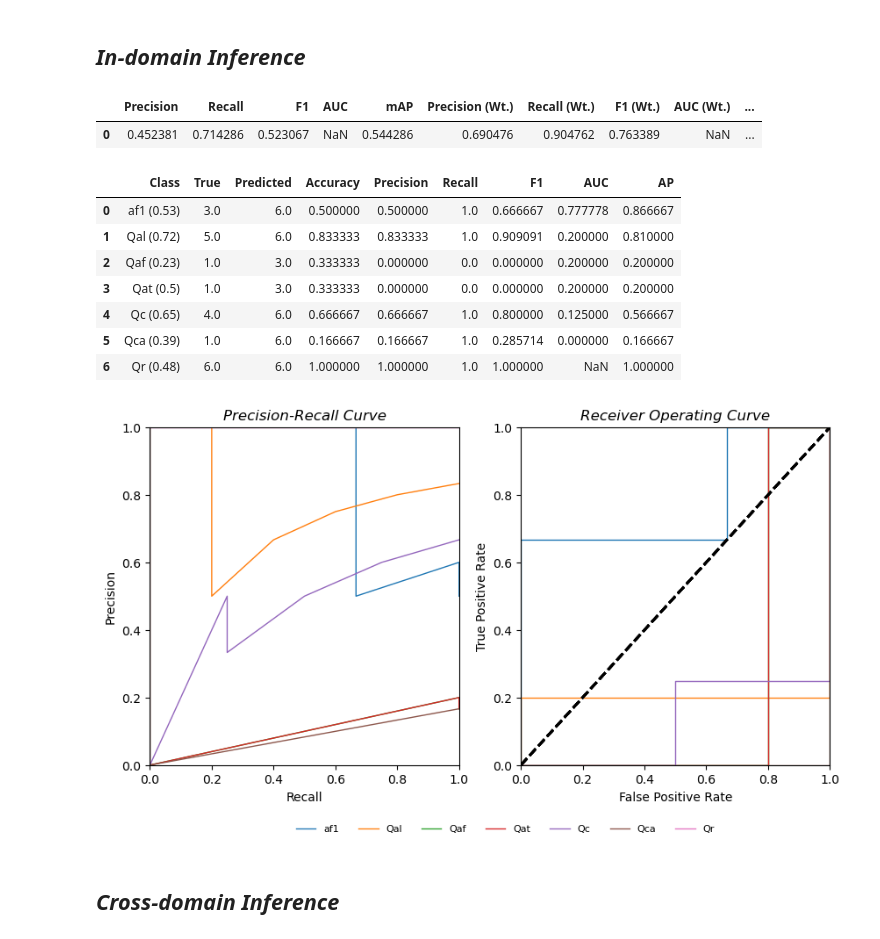
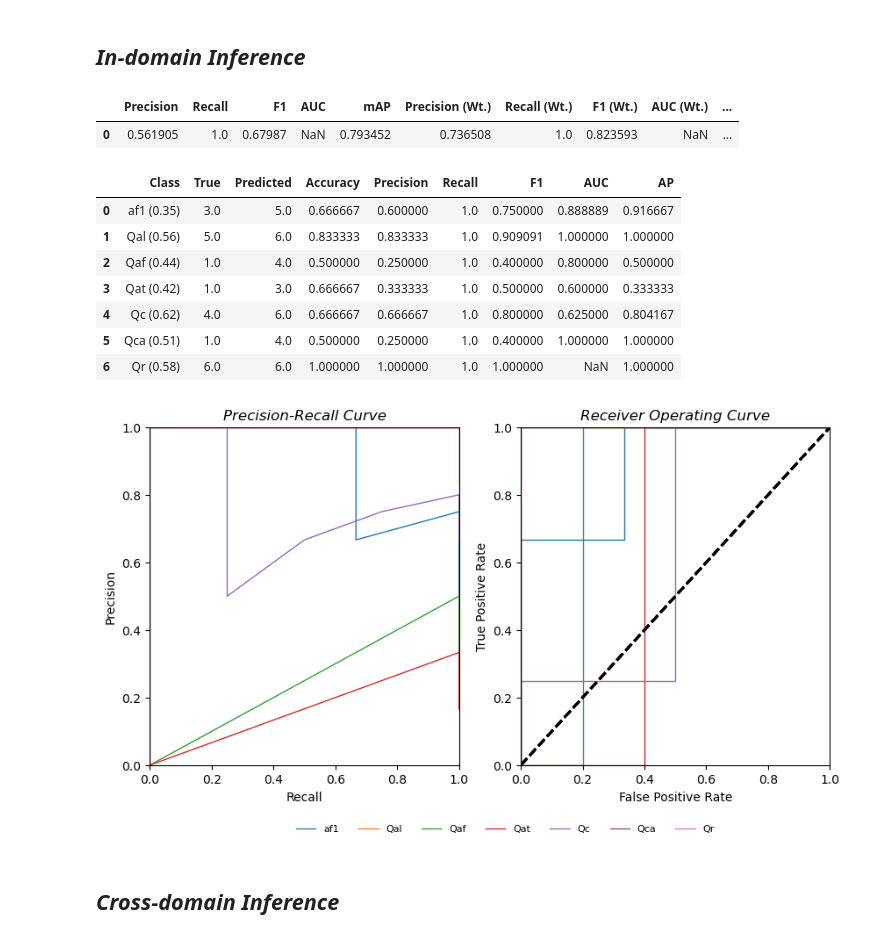
Before and after one commit to masseygeo/earthscape, a Jupyter notebook: notebooks/ml_class_smoke_test.ipynb, the cells around one changed output. Drawn from its saved outputs; the diff is of its cells as text; code cells hidden in the pictures.

```diff
--- a/notebooks/ml_class_smoke_test.ipynb
+++ b/notebooks/ml_class_smoke_test.ipynb
@@ -154,7 +33,8 @@ import matplotlib.pyplot as plt
 seed = 111
 set_seed(seed)
 
-# dict of informal name (modality) & list of file suffixes (channels)
+
+# dict of informal name (modality) & list of file suffixes
 modality_configs = {
     'dem': {
         'channels': ['dem.tif']
@@ -164,34 +44,43 @@ modality_configs = {
     #     }
     }
 
+
 # get normalization parameters for input modalities/channels
-modality_configs = get_norm_stats(f"{SPLIT_DIR}/{STR_VERSION}_stats.csv", modality_configs)
+norm_stats_path = f"{ES_VERSION_SPLIT_DIR}/train_stats.csv"
+modality_configs = get_norm_stats(norm_stats_path, modality_configs)
 
 
 # list of directories containing patch data
-patch_dirs = [r'../data/warren/patches_warren',
-              r'../data/howevalley/patches_howevalley',
-              r'../data/sonora/patches_sonora']
+patch_dirs = [
+    # f"{DATASET_DIR}/warren/patches",
+    # f"{DATASET_DIR}/howevalley/patches",
+    # f"{DATASET_DIR}/sonora/patches",
+    f"{SMOKE_VERSION_SPLIT_DIR}/patches"
+    ]
 
 
 # get patch IDs & create pytorch datasets...
 # training set
-train = gpd.read_file(f"{SMOKE_SPLITS_DIR}/smoke_{STR_VERSION}_train.geojson")
+train_patch_path = f"{SMOKE_VERSION_SPLIT_DIR}/smoke_train_id.geojson"
+train = gpd.read_file(train_patch_path)
 train_patch_ids = train['patch_id'].to_list()
 train_dataset = EarthScape_Dataset(train_patch_ids, patch_dirs, modality_configs, augment=True)
 
 # validation set
-val = gpd.read_file(f"{SMOKE_SPLITS_DIR}/smoke_{STR_VERSION}_val.geojson")
+val_patch_path = f"{SMOKE_VERSION_SPLIT_DIR}/smoke_val_id.geojson"
+val = gpd.read_file(val_patch_path)
 val_patch_ids = val['patch_id'].to_list()
 val_dataset = EarthScape_Dataset(val_patch_ids, patch_dirs, modality_configs, augment=False)
 
 # test set
-test = gpd.read_file(f"{SMOKE_SPLITS_DIR}/smoke_{STR_VERSION}_test.geojson")
+test_patch_path = f"{SMOKE_VERSION_SPLIT_DIR}/smoke_test_id.geojson"
+test = gpd.read_file(test_patch_path)
 test_patch_ids = test['patch_id'].to_list()
 test_dataset = EarthScape_Dataset(test_patch_ids, patch_dirs, modality_configs, augment=False)
 
 # cross-domain test set
-cross = gpd.read_file(f"{SMOKE_SPLITS_DIR}/smoke_{STR_VERSION}_cross.geojson")
+cross_patch_path = f"{SMOKE_VERSION_SPLIT_DIR}/smoke_test_cd.geojson"
+cross = gpd.read_file(cross_patch_path)
 cross_patch_ids = cross['patch_id'].to_list()
 cross_dataset = EarthScape_Dataset(cross_patch_ids, patch_dirs, modality_configs, augment=False)
 
@@ -200,7 +89,7 @@ cross_dataset = EarthScape_Dataset(cross_patch_ids, patch_dirs, modality_configs
 device = torch.device('cuda' if torch.cuda.is_available() else 'cpu')
 batch_size = 2
 num_epochs = 5
-encoder = 'vit'
+encoder = 'resnext'
 model = SGMapNet_Classification(modality_configs, encoder, enable_attention=False, embedding_dim=512, num_heads=8, p_attn=0.0, p_resid=0.0).to(device)
 optimizer = optim.Adam(model.parameters())
 
@@ -227,8 +116,6 @@ model_name = f"{encoder}_{modality_str}_{timestamp}"
 output_dir = f"{MODEL_CLF_DIR}/{model_name}"
 if not os.path.isdir(output_dir):
     os.makedirs(output_dir)
-else:
-    print('Directory already exists...')
 
 
 # log metadata
@@ -332,37 +241,50 @@ optimal_thresholds = calculate_optimal_thresholds(model, val_loader, device)
 # %% [markdown]
 ## *In-domain Inference*
 # %%
+#############################################
+# Inference & Global Performance Metrics
+#############################################
+
+# inference...
 probabilities, targets = test_model(model, test_loader, device)
 
+# global performance metrics
 df_global = calculate_global_metrics(targets, probabilities, thresholds=optimal_thresholds)
-
-df_global.to_csv(f"{output_dir}/indomain_model_performance.csv", index=False)
+df_global.to_csv(f"{output_dir}/id_global.csv", index=False)
 
 df_global.head()
 # %% [output]
 |  | Precision | Recall | F1 | AUC | mAP | Precision (Wt.) | Recall (Wt.) | F1 (Wt.) | AUC (Wt.) | ... |
-| 0 | 0.452381 | 0.714286 | 0.523067 | NaN | 0.544286 | 0.690476 | 0.904762 | 0.763389 | NaN | ... |
+| 0 | 0.561905 | 1.0 | 0.67987 | NaN | 0.793452 | 0.736508 | 1.0 | 0.823593 | NaN | ... |
 # %%
+###################################
+# Per-Class Performance Metrics
+###################################
+
+# class performance metrics
 df_class = calculate_class_metrics(targets, probabilities, thresholds=optimal_thresholds)
-
-df_class.to_csv(f"{output_dir}/indomain_class_performance.csv", index=False)
+df_class.to_csv(f"{output_dir}/id_class.csv", index=False)
 
 df_class.head(10)
 # %% [output]
 |  | Class | True | Predicted | Accuracy | Precision | Recall | F1 | AUC | AP |
-| 0 | af1 (0.53) | 3.0 | 6.0 | 0.500000 | 0.500000 | 1.0 | 0.666667 | 0.777778 | 0.866667 |
-| 1 | Qal (0.72) | 5.0 | 6.0 | 0.833333 | 0.833333 | 1.0 | 0.909091 | 0.200000 | 0.810000 |
-| 2 | Qaf (0.23) | 1.0 | 3.0 | 0.333333 | 0.000000 | 0.0 | 0.000000 | 0.200000 | 0.200000 |
-| 3 | Qat (0.5) | 1.0 | 3.0 | 0.333333 | 0.000000 | 0.0 | 0.000000 | 0.200000 | 0.200000 |
-| 4 | Qc (0.65) | 4.0 | 6.0 | 0.666667 | 0.666667 | 1.0 | 0.800000 | 0.125000 | 0.566667 |
-| 5 | Qca (0.39) | 1.0 | 6.0 | 0.166667 | 0.166667 | 1.0 | 0.285714 | 0.000000 | 0.166667 |
-| 6 | Qr (0.48) | 6.0 | 6.0 | 1.000000 | 1.000000 | 1.0 | 1.000000 | NaN | 1.000000 |
+| 0 | af1 (0.35) | 3.0 | 5.0 | 0.666667 | 0.600000 | 1.0 | 0.750000 | 0.888889 | 0.916667 |
+| 1 | Qal (0.56) | 5.0 | 6.0 | 0.833333 | 0.833333 | 1.0 | 0.909091 | 1.000000 | 1.000000 |
+| 2 | Qaf (0.44) | 1.0 | 4.0 | 0.500000 | 0.250000 | 1.0 | 0.400000 | 0.800000 | 0.500000 |
+| 3 | Qat (0.42) | 1.0 | 3.0 | 0.666667 | 0.333333 | 1.0 | 0.500000 | 0.600000 | 0.333333 |
+| 4 | Qc (0.62) | 4.0 | 6.0 | 0.666667 | 0.666667 | 1.0 | 0.800000 | 0.625000 | 0.804167 |
+| 5 | Qca (0.51) | 1.0 | 4.0 | 0.500000 | 0.250000 | 1.0 | 0.400000 | 1.000000 | 1.000000 |
+| 6 | Qr (0.58) | 6.0 | 6.0 | 1.000000 | 1.000000 | 1.0 | 1.000000 | NaN | 1.000000 |
 # %%
+########################################
+# Per-Class Performance Visualization
+########################################
+
+# precision-recall curve
 fig = plot_label_pr_roc_curves(targets, probabilities)
-
-fig.savefig(f"{output_dir}/indomain_pr_curves.jpg")
+fig.savefig(f"{output_dir}/id_pr_curves.jpg")
 # %% [output]
-[figure, old version]
+[figure, new version]
 # %% [markdown]
 ## *Cross-domain Inference*
 # %%
```
Also changed, not shown: parts of 24 cells of this notebook, 6 other files.
